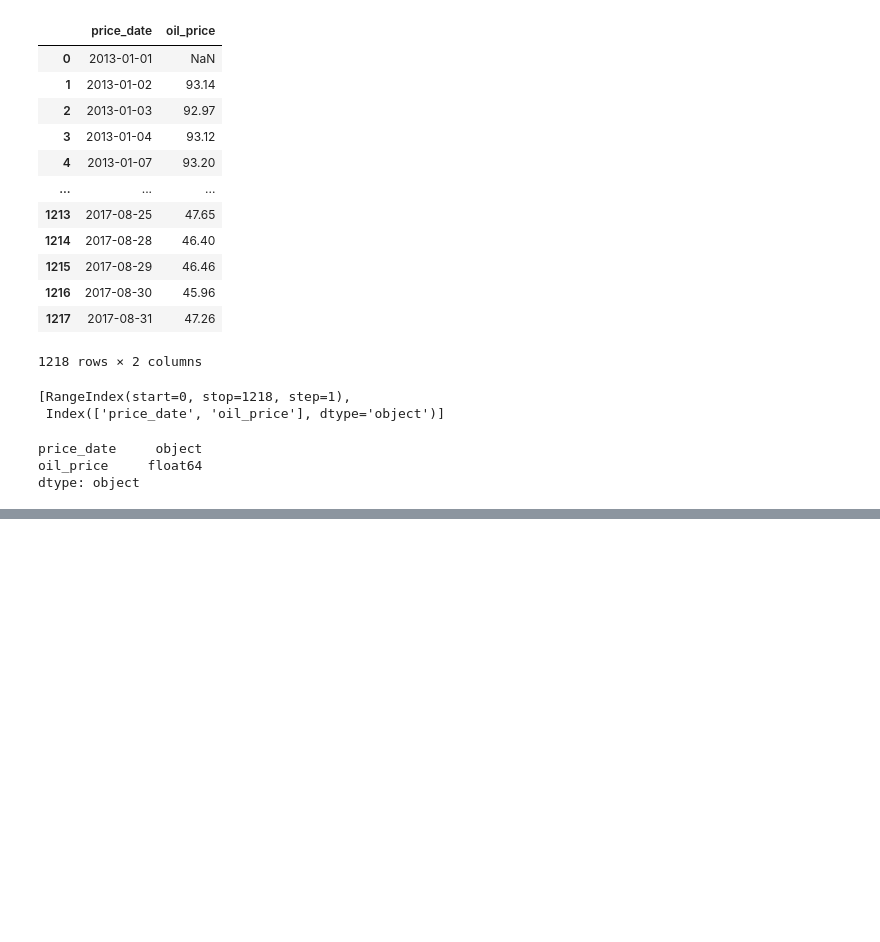
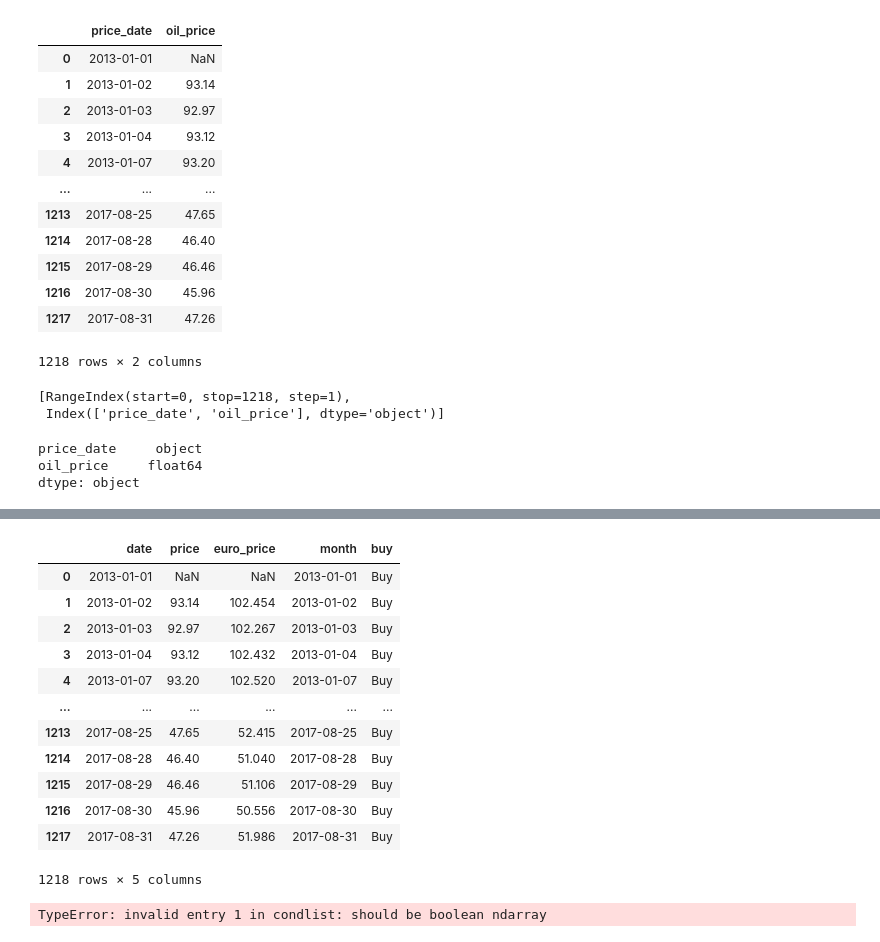
Before and after one commit to Habibur-Rahman0927/python-pandas, a Jupyter notebook: pandas/pandas-series/pandas_DataFrame.ipynb, the cells around one changed output, grey strips where cells are left out. Cells and saved outputs as stored; diff of their text form; code cells hidden in the pictures; blank space fills up the shorter version.

```diff
--- a/pandas/pandas-series/pandas_DataFrame.ipynb
+++ b/pandas/pandas-series/pandas_DataFrame.ipynb
@@ -59,0 +185,3 @@ dtype: object
+# %%
+oil['month'] = oil['date']
+oil
@@ -59,0 +250,28 @@ dtype: object
+# %%
+oil['buy'] = np.where(oil['price']> 100, 'Too High', 'Buy')
+oil
+# %% [output]
+|  | date | price | euro_price | month | buy |
+| 0 | 2013-01-01 | NaN | NaN | 2013-01-01 | Buy |
+| 1 | 2013-01-02 | 93.14 | 102.454 | 2013-01-02 | Buy |
+| 2 | 2013-01-03 | 92.97 | 102.267 | 2013-01-03 | Buy |
+| 3 | 2013-01-04 | 93.12 | 102.432 | 2013-01-04 | Buy |
+| 4 | 2013-01-07 | 93.20 | 102.520 | 2013-01-07 | Buy |
+| ... | ... | ... | ... | ... | ... |
+| 1213 | 2017-08-25 | 47.65 | 52.415 | 2017-08-25 | Buy |
+| 1214 | 2017-08-28 | 46.40 | 51.040 | 2017-08-28 | Buy |
+| 1215 | 2017-08-29 | 46.46 | 51.106 | 2017-08-29 | Buy |
+| 1216 | 2017-08-30 | 45.96 | 50.556 | 2017-08-30 | Buy |
+| 1217 | 2017-08-31 | 47.26 | 51.986 | 2017-08-31 | Buy |
+1218 rows × 5 columns
+# %%
+conditions = [
+    (oil['price'] > 100),
+    (oil['price'] <= 100) % (oil['price'] > 50),
+    (oil['price'] <= 50)
+]
+choices = ["don't buy", "Buy", "strong Buy"]
+oil['Buy'] = np.select(conditions, choices, default="Missing")
+oil.head()
+# %% [output]
+TypeError: invalid entry 1 in condlist: should be boolean ndarray
```
Also changed, not shown: parts of 25 cells of this notebook, 2 other files.
